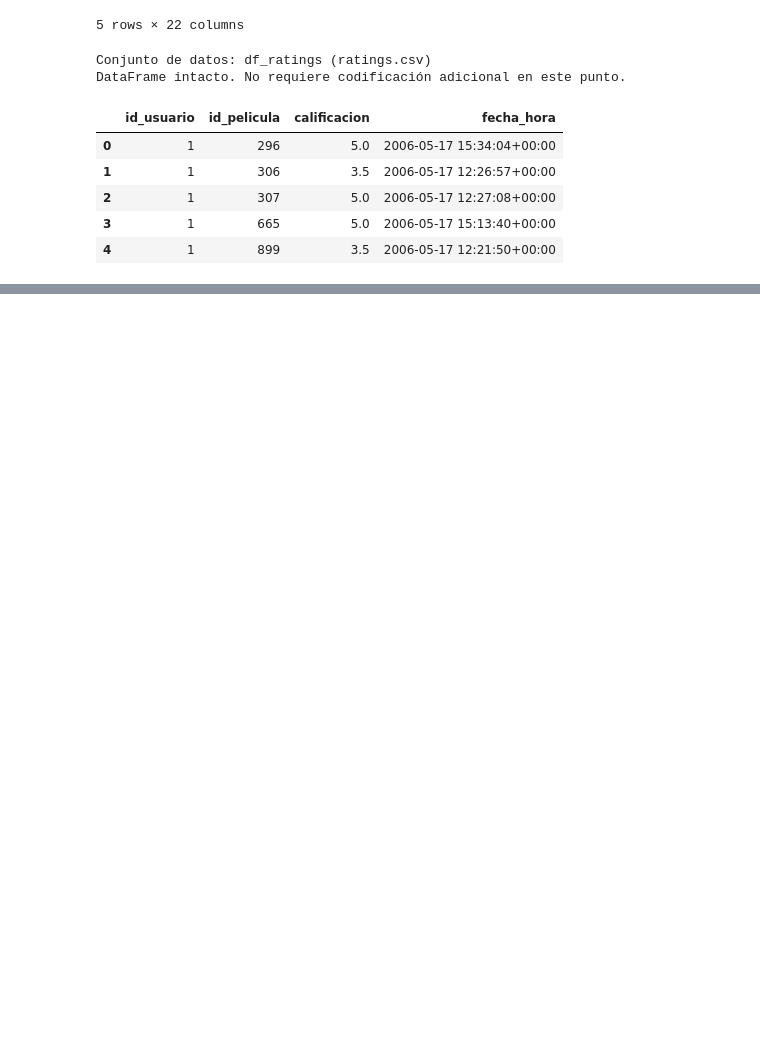
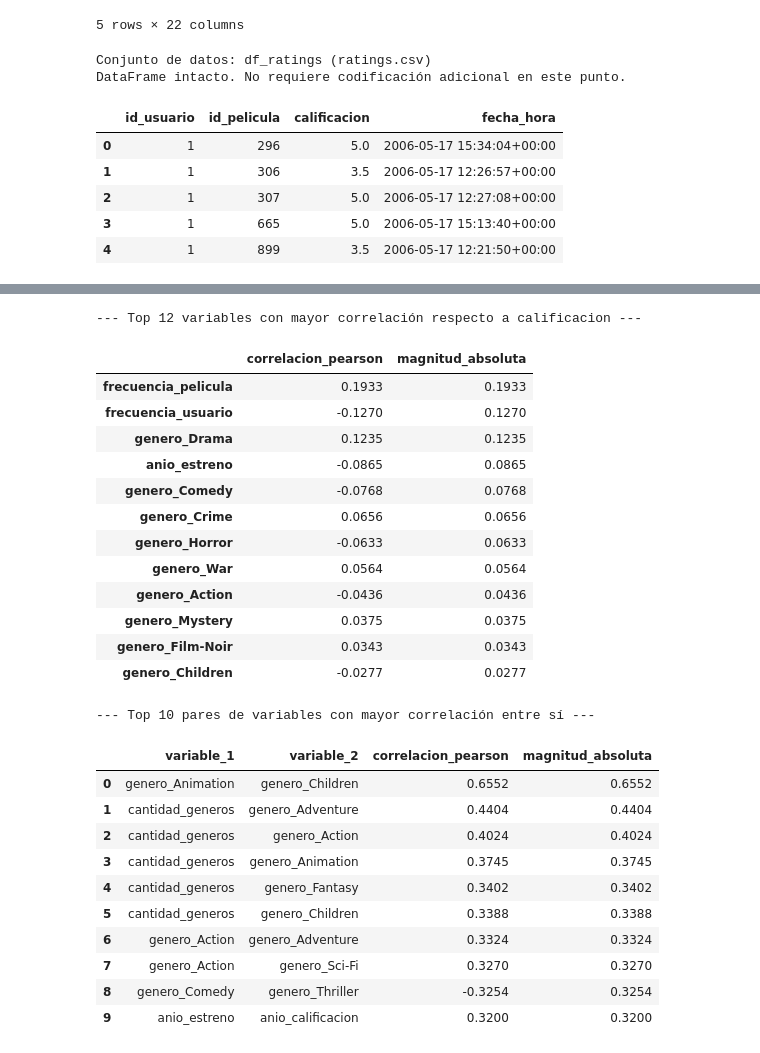
Before and after one commit to sheylamurillo/laboratorio4_conjunto-de-datos, a Jupyter notebook: lab4_IC2025.ipynb, the cells around one changed output, grey strips where cells are left out. Saved outputs shown, nothing was run; the diff lists cells and outputs as text; code cells hidden in the pictures; blank space fills up the shorter version.

```diff
--- a/lab4_IC2025.ipynb
+++ b/lab4_IC2025.ipynb
@@ -380,0 +536,66 @@ DataFrame intacto. No requiere codificación adicional en este punto.
+# %%
+columnas_generos = [col for col in df_procesado.columns if col.startswith("genero_")]
+columnas_correlacion = ["calificacion"] + columnas_escalar + columnas_generos
+
+matriz_corr = df_procesado[columnas_correlacion].corr(method="pearson")
+
+# Correlación de cada variable respecto a calificacion
+corr_con_calificacion = matriz_corr["calificacion"].drop("calificacion")
+
+tabla_corr_calificacion = pd.DataFrame({
+    "correlacion_pearson": corr_con_calificacion,
+    "magnitud_absoluta": corr_con_calificacion.abs()
+}).sort_values(by="magnitud_absoluta", ascending=False).round(4)
+
+print("--- Top 12 variables con mayor correlación respecto a calificacion ---")
+display(tabla_corr_calificacion.head(12))
+
+# Pares de variables distintas con mayor correlación entre sí (sin duplicar simetría)
+pares_corr = []
+cols_matriz = matriz_corr.columns.tolist()
+for i in range(len(cols_matriz)):
+    for j in range(i + 1, len(cols_matriz)):
+        r_val = float(matriz_corr.iloc[i, j])
+        pares_corr.append({
+            "variable_1": cols_matriz[i],
+            "variable_2": cols_matriz[j],
+            "correlacion_pearson": r_val,
+            "magnitud_absoluta": abs(r_val)
+        })
+
+df_pares_corr = (
+    pd.DataFrame(pares_corr)
+    .sort_values(by="magnitud_absoluta", ascending=False)
+    .reset_index(drop=True)
+    .round(4)
+)
+
+print("\n--- Top 10 pares de variables con mayor correlación entre sí ---")
+display(df_pares_corr.head(10))
+# %% [output]
+--- Top 12 variables con mayor correlación respecto a calificacion ---
+|  | correlacion_pearson | magnitud_absoluta |
+| frecuencia_pelicula | 0.1933 | 0.1933 |
+| frecuencia_usuario | -0.1270 | 0.1270 |
+| genero_Drama | 0.1235 | 0.1235 |
+| anio_estreno | -0.0865 | 0.0865 |
+| genero_Comedy | -0.0768 | 0.0768 |
+| genero_Crime | 0.0656 | 0.0656 |
+| genero_Horror | -0.0633 | 0.0633 |
+| genero_War | 0.0564 | 0.0564 |
+| genero_Action | -0.0436 | 0.0436 |
+| genero_Mystery | 0.0375 | 0.0375 |
+| genero_Film-Noir | 0.0343 | 0.0343 |
+| genero_Children | -0.0277 | 0.0277 |
+--- Top 10 pares de variables con mayor correlación entre sí ---
+|  | variable_1 | variable_2 | correlacion_pearson | magnitud_absoluta |
+| 0 | genero_Animation | genero_Children | 0.6552 | 0.6552 |
+| 1 | cantidad_generos | genero_Adventure | 0.4404 | 0.4404 |
+| 2 | cantidad_generos | genero_Action | 0.4024 | 0.4024 |
+| 3 | cantidad_generos | genero_Animation | 0.3745 | 0.3745 |
+| 4 | cantidad_generos | genero_Fantasy | 0.3402 | 0.3402 |
+| 5 | cantidad_generos | genero_Children | 0.3388 | 0.3388 |
+| 6 | genero_Action | genero_Adventure | 0.3324 | 0.3324 |
+| 7 | genero_Action | genero_Sci-Fi | 0.3270 | 0.3270 |
+| 8 | genero_Comedy | genero_Thriller | -0.3254 | 0.3254 |
+| 9 | anio_estreno | anio_calificacion | 0.3200 | 0.3200 |
```
Also changed, not shown: parts of 5 cells of this notebook.
